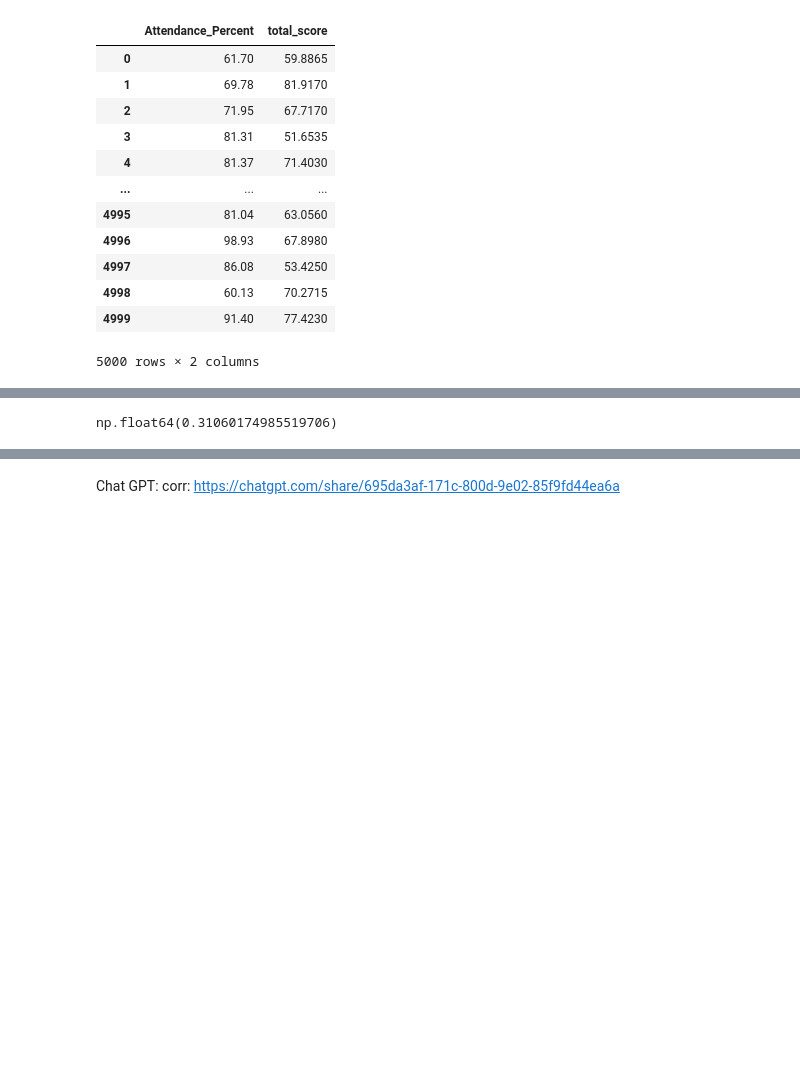
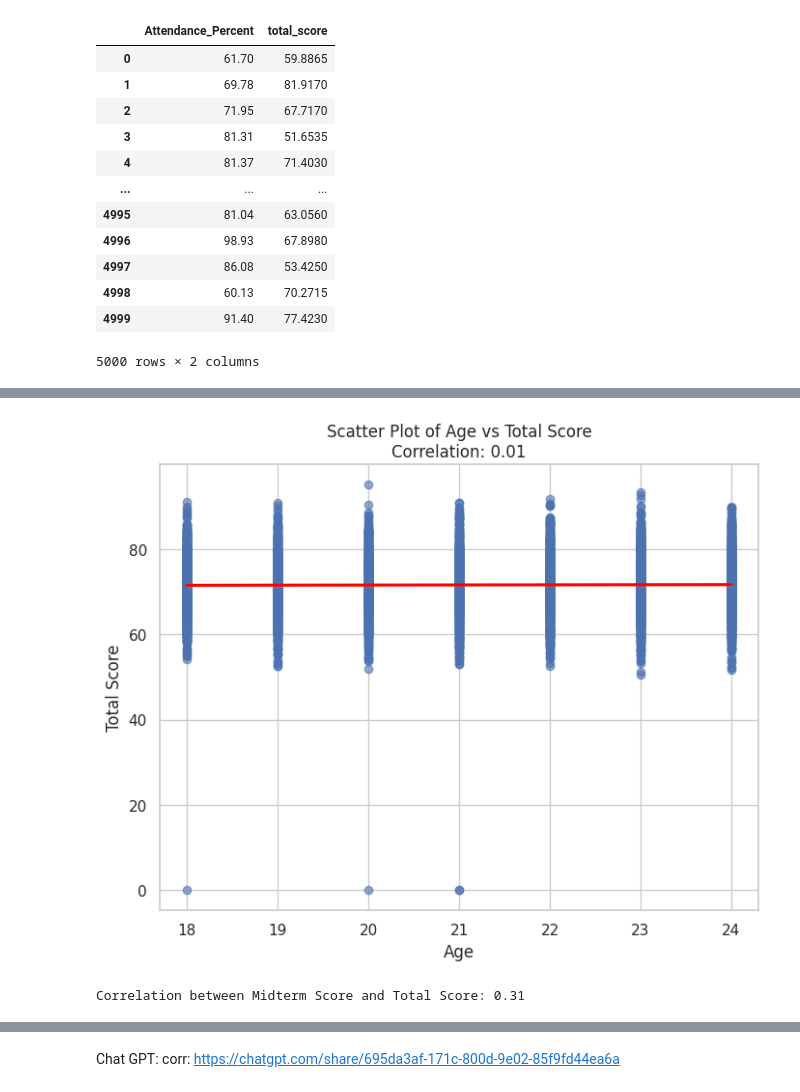
Before and after one commit to seasid3/programming-for-data-analytics-project, a Jupyter notebook: student_outcomes.ipynb, the cells around one changed output, grey strips where cells are left out. Drawn from its saved outputs; the diff is of its cells as text; code cells hidden in the pictures; blank space fills up the shorter version.

```diff
--- a/student_outcomes.ipynb
+++ b/student_outcomes.ipynb
@@ -281,13 +323,32 @@ np.float64(0.007099568471101763)
+# %%
+# Plot age versus total score
+
+# Set Seaborn style for better aesthetics
+sns.set(style="whitegrid")
+
+# Scatter plot with regression line
+plt.figure(figsize=(8,6))
+sns.regplot(data=df, x="Age", y="total_score", scatter_kws={"alpha":0.6}, line_kws={"color":"red"})
+plt.title(f"Scatter Plot of Age vs Total Score\nCorrelation: {correlation:.2f}")
+plt.xlabel("Age")
+plt.ylabel("Total Score")
+plt.show()
+# %% [output]
+[figure, added]
 # %%
+# Midterm score vs total score
 query = """
 SELECT Midterm_Score, total_score
 FROM merged_students
 WHERE Midterm_Score IS NOT NULL AND total_score IS NOT NULL
 """
 
+# Load filtered data into a pandas DataFrame.
 df = pd.read_sql(query, engine)
 
+# Compute the Pearson correlation between Midterm_Score and total_score
 correlation = df["Midterm_Score"].corr(df["total_score"])
-correlation
+
+print(f"Correlation between Midterm Score and Total Score: {correlation:.2f}")
 # %% [output]
-np.float64(0.31060174985519706)
+Correlation between Midterm Score and Total Score: 0.31
```
Also changed, not shown: parts of 36 cells of this notebook, 4 other files.
